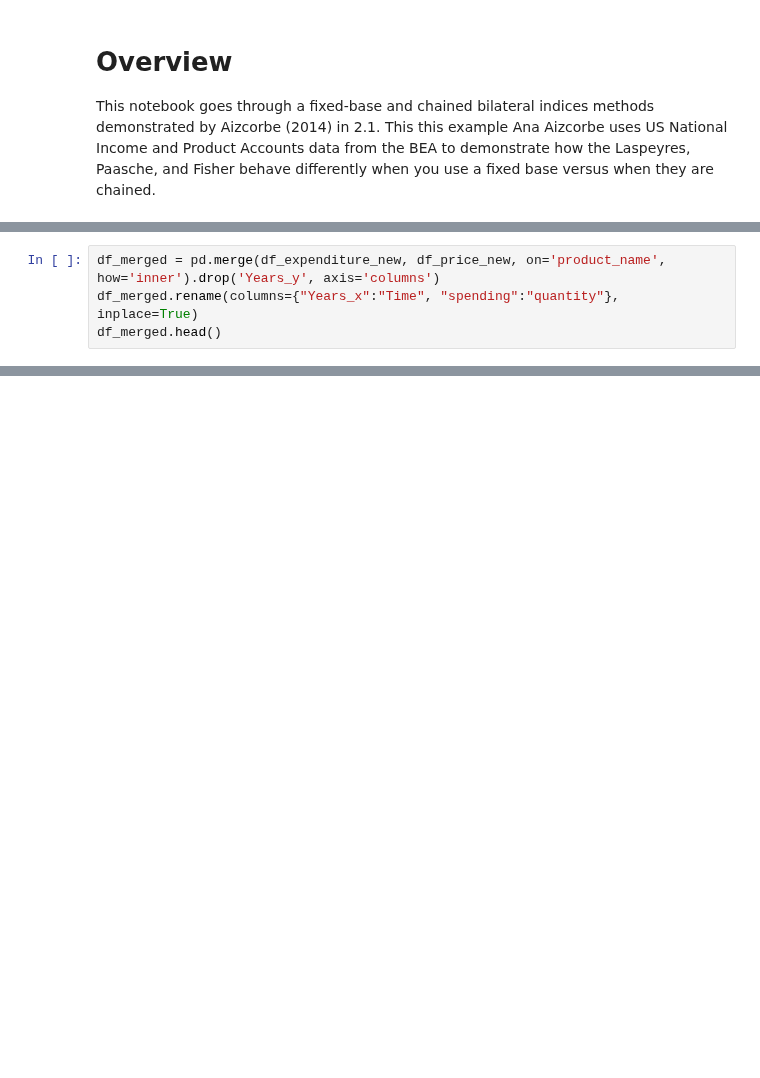
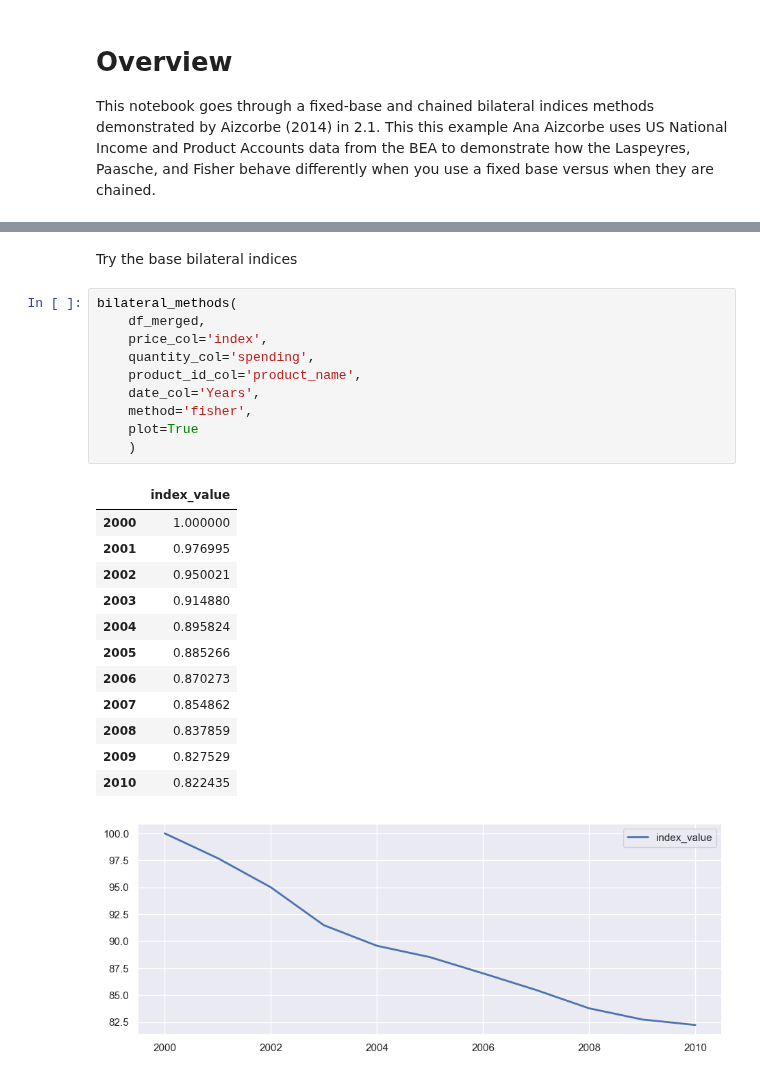
Before and after one commit to sergegoussev/price_stats_experiments, a Jupyter notebook: notebooks/aizcorbe_example_2.1.ipynb, the cells around one changed output, grey strips where cells are left out. Drawn from its saved outputs; the diff is of its cells as text; blank space fills up the shorter version.

```diff
--- a/notebooks/aizcorbe_example_2.1.ipynb
+++ b/notebooks/aizcorbe_example_2.1.ipynb
@@ -87,4 +33,0 @@ df_price_new.head()
-# %%
-df_merged = pd.merge(df_expenditure_new, df_price_new, on='product_name', how='inner').drop('Years_y', axis='columns')
-df_merged.rename(columns={"Years_x":"Time", "spending":"quantity"}, inplace=True)
-df_merged.head()
@@ -250,0 +44,26 @@ tornqvist(p0,p1,p0,q1)
+# %% [markdown]
+Try the base bilateral indices
+# %%
+bilateral_methods(
+    df_merged,
+    price_col='index',
+    quantity_col='spending',
+    product_id_col='product_name',
+    date_col='Years',
+    method='fisher',
+    plot=True
+    )
+# %% [output]
+|  | index_value |
+| 2000 | 1.000000 |
+| 2001 | 0.976995 |
+| 2002 | 0.950021 |
+| 2003 | 0.914880 |
+| 2004 | 0.895824 |
+| 2005 | 0.885266 |
+| 2006 | 0.870273 |
+| 2007 | 0.854862 |
+| 2008 | 0.837859 |
+| 2009 | 0.827529 |
+| 2010 | 0.822435 |
+[figure, added]
```
Also changed, not shown: parts of 25 cells of this notebook, 3 other files.
